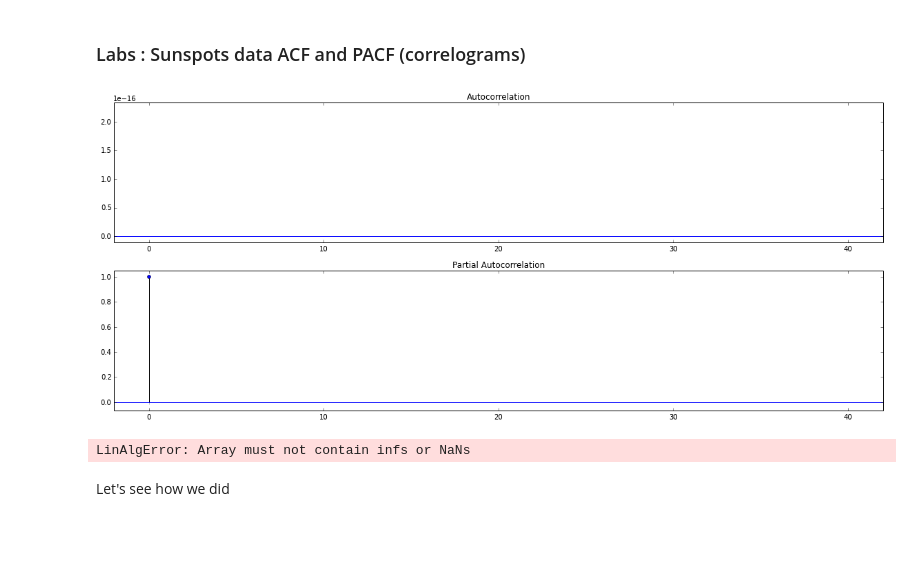
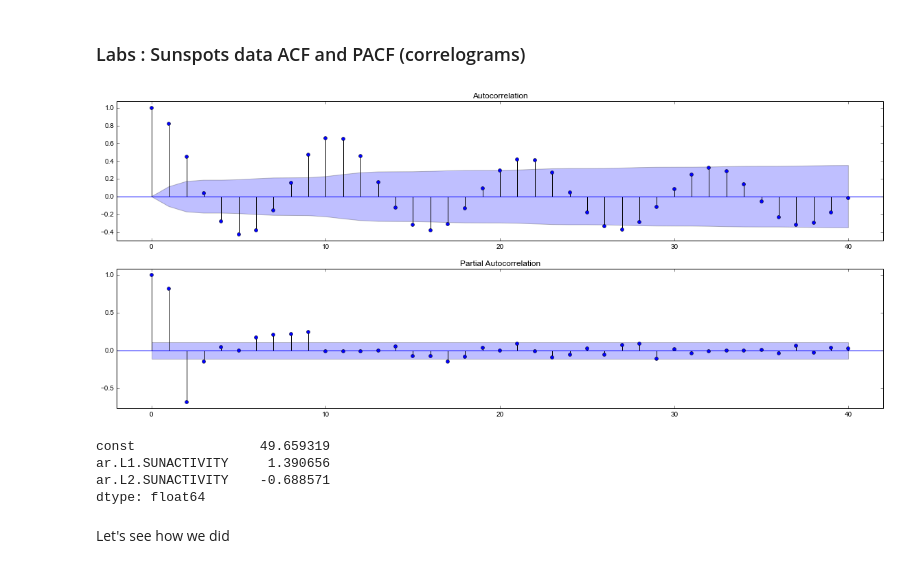
Before and after one commit to khnlimit/DS_HK_2, a Jupyter notebook: notebooks/19 - Time Series.ipynb, the cells around one changed output. Saved outputs shown, nothing was run; the diff lists cells and outputs as text; code cells hidden in the pictures; blank space fills up the shorter version.

```diff
--- a/notebooks/19 - Time Series.ipynb
+++ b/notebooks/19 - Time Series.ipynb
@@ -277,23 +289,29 @@ The opposite types of patterns apply to an MA(1) process:
 # %% [markdown]
 ### Labs : Sunspots data ACF and PACF (correlograms)
 # %%
-# Now that we've stared at statistics for a while it's time to make some pretty pictures.
+# Now that we've stared at statistics for a while it's time to make some
+# pretty pictures.
 
 fig = plt.figure(figsize = (20, 8))
+
 ax1 = fig.add_subplot(211)
-fig = sm.graphics.tsa.plot_acf(dta.values, lags=40, ax=ax1)
+fig = sm.graphics.tsa.plot_acf(sta.values, lags=40, ax=ax1)
+
 ax2 = fig.add_subplot(212)
-fig = sm.graphics.tsa.plot_pacf(dta, lags=40, ax=ax2)
+fig = sm.graphics.tsa.plot_pacf(sta, lags=40, ax=ax2)
 
 plt.show()
 # %% [output]
-[figure, old version]
+[figure, new version]
 # %%
 ### Fit a model
-arma_mod20 = sm.tsa.ARMA(dta, (2, 0)).fit()
+arma_mod20 = sm.tsa.ARMA(sta, (2, 0)).fit()
 print arma_mod20.params
 # %% [output]
-LinAlgError: Array must not contain infs or NaNs
+const                49.659319
+ar.L1.SUNACTIVITY     1.390656
+ar.L2.SUNACTIVITY    -0.688571
+dtype: float64
 # %% [markdown]
 Let's see how we did
 # %%
```
Also changed, not shown: parts of 17 cells of this notebook, 1 other file.
